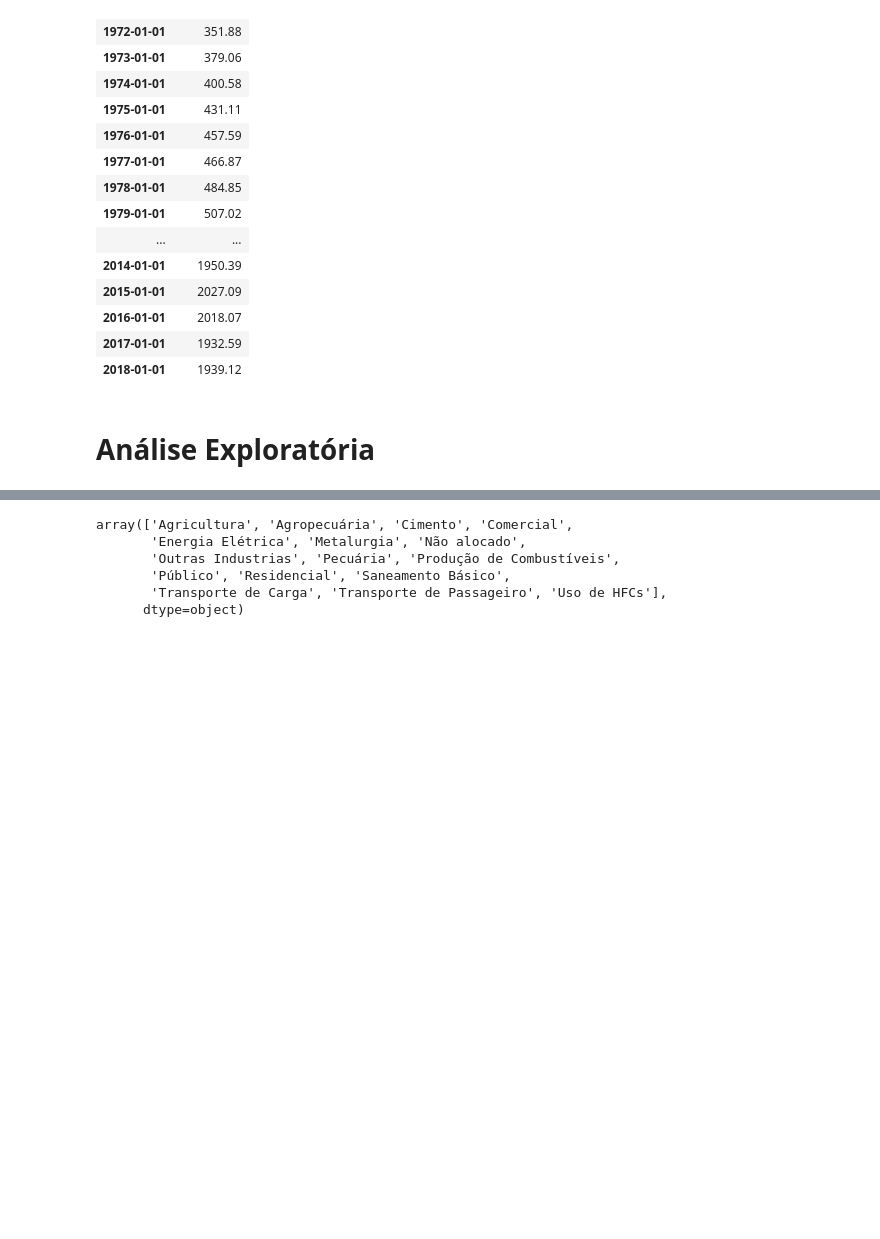
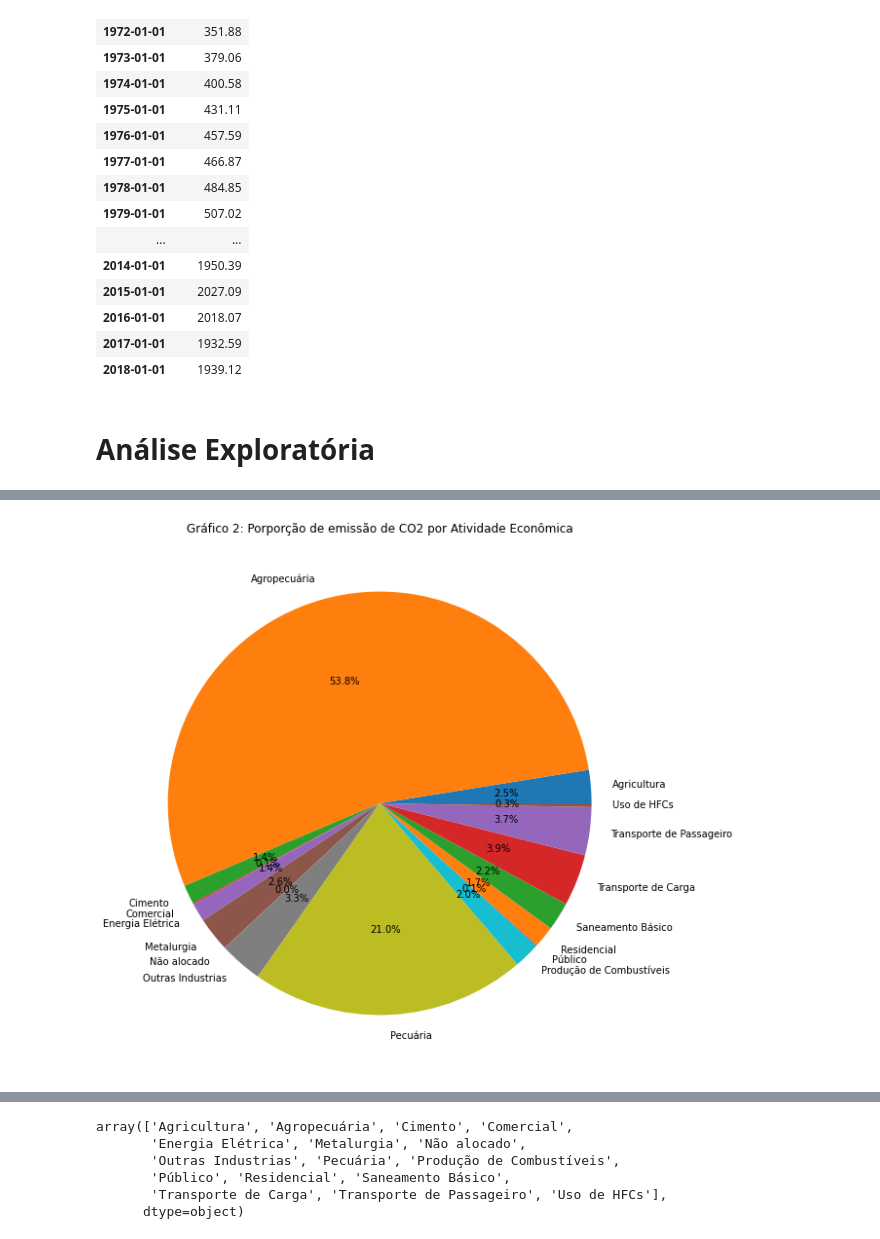
Before and after one commit to andrevcmelo/DataLearning, a Jupyter notebook: emissões_CO2.ipynb, the cells around one changed output, grey strips where cells are left out. Saved outputs shown, nothing was run; the diff lists cells and outputs as text; code cells hidden in the pictures; blank space fills up the shorter version.

```diff
--- a/emissões_CO2.ipynb
+++ b/emissões_CO2.ipynb
@@ -207,0 +223,11 @@ data_emissoes
+# %%
+#Vejamos, no geral, o total de emissões ao longo dos anos por Atividade Econômica
+data_cat_emissoes = pd.DataFrame(dados.groupby(['Categoria'])['Valor/mi_t'].sum())
+data_cat_emissoes
+
+plt.figure(figsize=(10, 10))
+plt.pie(data_cat_emissoes['Valor/mi_t'], labels=data_cat_emissoes.index, autopct='%1.1f%%')
+plt.title('Gráfico 2: Porporção de emissão de CO2 por Atividade Econômica')
+plt.show()
+# %% [output]
+[figure, added]
```
Also changed, not shown: parts of 44 cells of this notebook.
